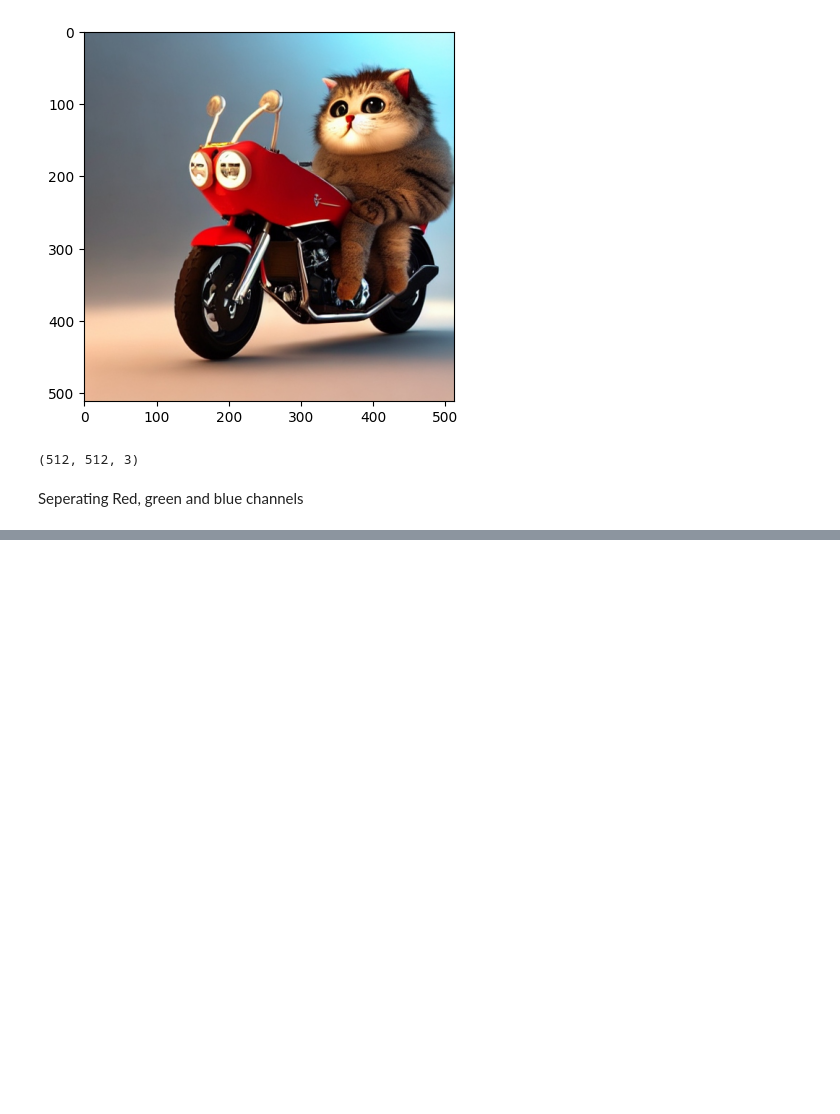
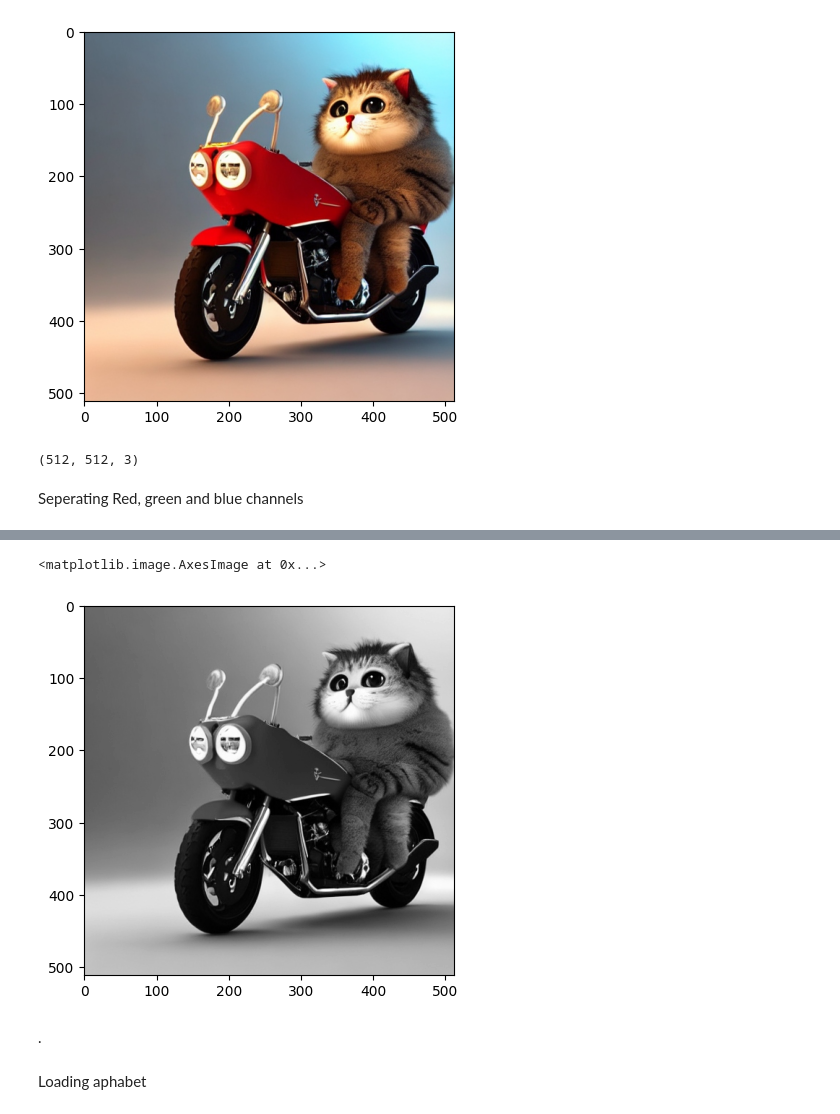
Before and after one commit to Shivam4681/DeepLearning-Programs, a Jupyter notebook: Image_Preprocessing.ipynb, the cells around one changed output, grey strips where cells are left out. Saved outputs shown, nothing was run; the diff lists cells and outputs as text; code cells hidden in the pictures; blank space fills up the shorter version.

```diff
--- a/Image_Preprocessing.ipynb
+++ b/Image_Preprocessing.ipynb
@@ -72,0 +126,3 @@ Seperating Red, green and blue channels
+# %%
+img3 = cv2.imread(path1, cv2.IMREAD_GRAYSCALE)
+img3
@@ -72,0 +137,10 @@ Seperating Red, green and blue channels
+# %%
+plt.imshow(img3, cmap='gray')
+# %% [output]
+<matplotlib.image.AxesImage at 0x...>
+[figure, added]
+# %% [markdown]
+.
+# %% [markdown]
+
+Loading aphabet
```
Also changed, not shown: parts of 17 cells of this notebook.
